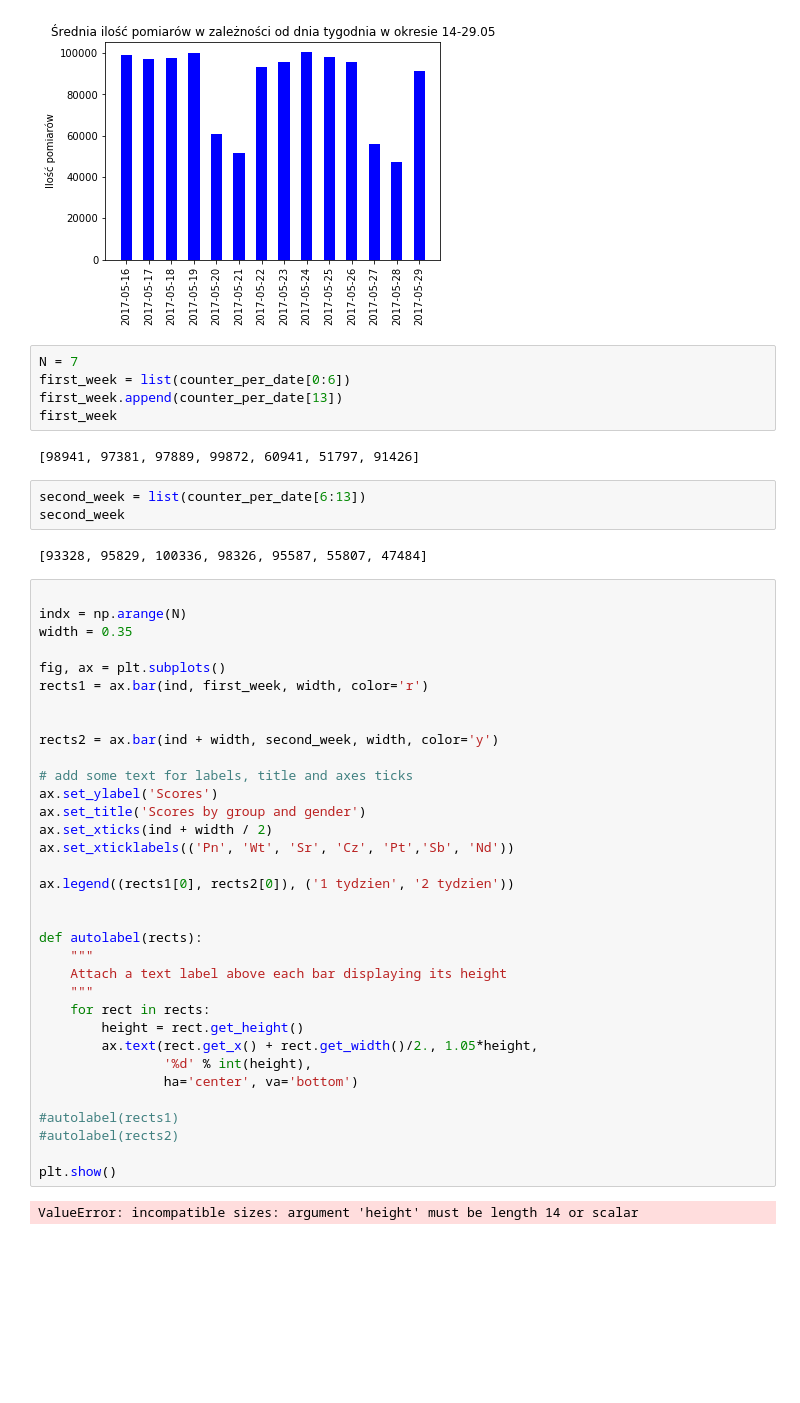
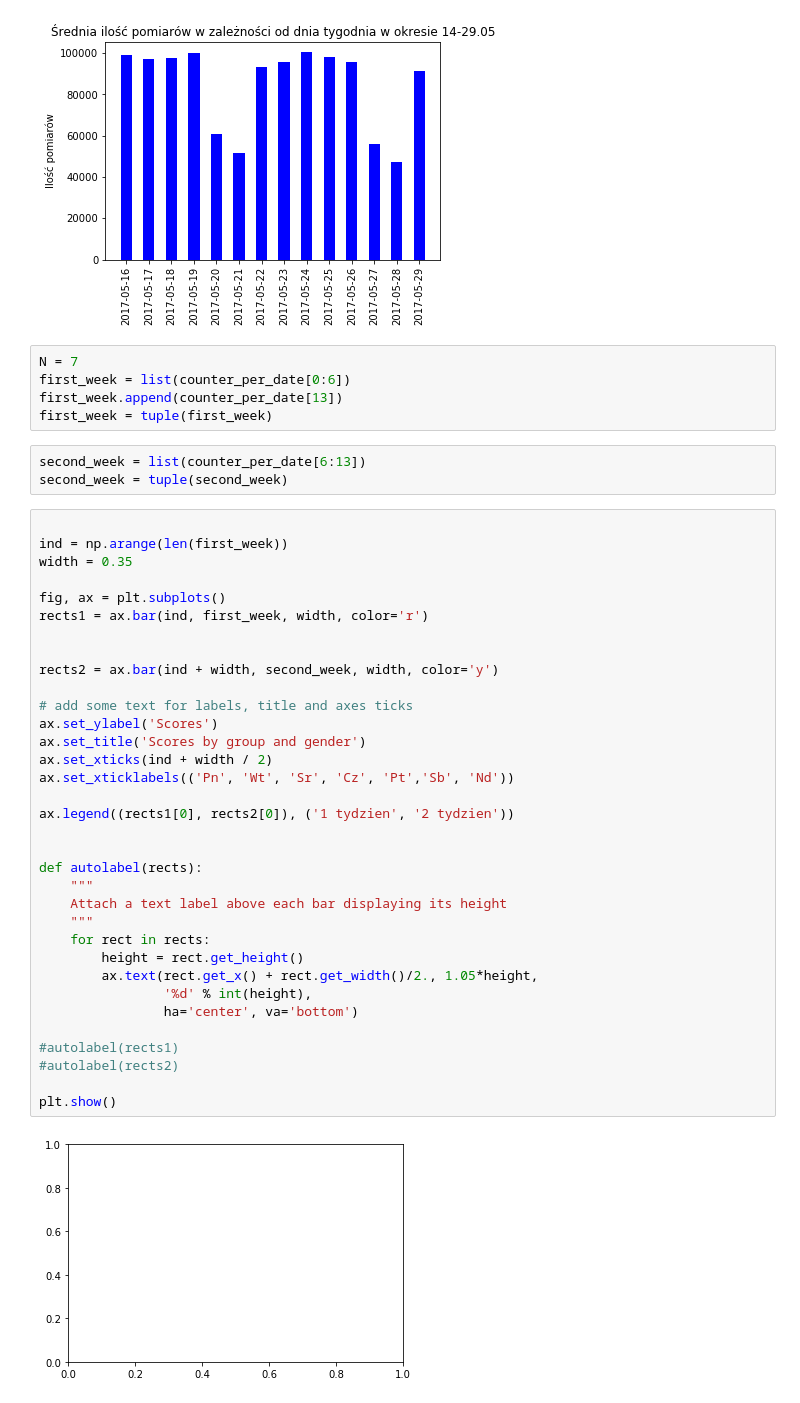
Before and after one commit to lukemuszynski/pd4python, a Jupyter notebook: Dane srednie.ipynb, the cells around one changed output. Saved outputs shown, nothing was run; the diff lists cells and outputs as text; blank space fills up the shorter version.

```diff
--- a/Dane srednie.ipynb
+++ b/Dane srednie.ipynb
@@ -157,47 +157,43 @@ plt.show()
 N = 7
 first_week = list(counter_per_date[0:6])
 first_week.append(counter_per_date[13])
-first_week
+first_week = tuple(first_week)
-# %% [output]
-[98941, 97381, 97889, 99872, 60941, 51797, 91426]
 # %%
 second_week = list(counter_per_date[6:13])
-second_week
+second_week = tuple(second_week)
-# %% [output]
-[93328, 95829, 100336, 98326, 95587, 55807, 47484]
 # %%
 
-indx = np.arange(N)
+ind = np.arange(len(first_week))
 width = 0.35
 
 fig, ax = plt.subplots()
 rects1 = ax.bar(ind, first_week, width, color='r')
 
 
 rects2 = ax.bar(ind + width, second_week, width, color='y')
 
 # add some text for labels, title and axes ticks
 ax.set_ylabel('Scores')
 ax.set_title('Scores by group and gender')
 ax.set_xticks(ind + width / 2)
 ax.set_xticklabels(('Pn', 'Wt', 'Sr', 'Cz', 'Pt','Sb', 'Nd'))
 
 ax.legend((rects1[0], rects2[0]), ('1 tydzien', '2 tydzien'))
 
 
 def autolabel(rects):
     """
     Attach a text label above each bar displaying its height
     """
     for rect in rects:
         height = rect.get_height()
         ax.text(rect.get_x() + rect.get_width()/2., 1.05*height,
                 '%d' % int(height),
                 ha='center', va='bottom')
 
 #autolabel(rects1)
 #autolabel(rects2)
 
 plt.show()
 # %% [output]
-ValueError: incompatible sizes: argument 'height' must be length 14 or scalar
+[figure, added]
```
Also changed, not shown: parts of 1 cell of this notebook.
